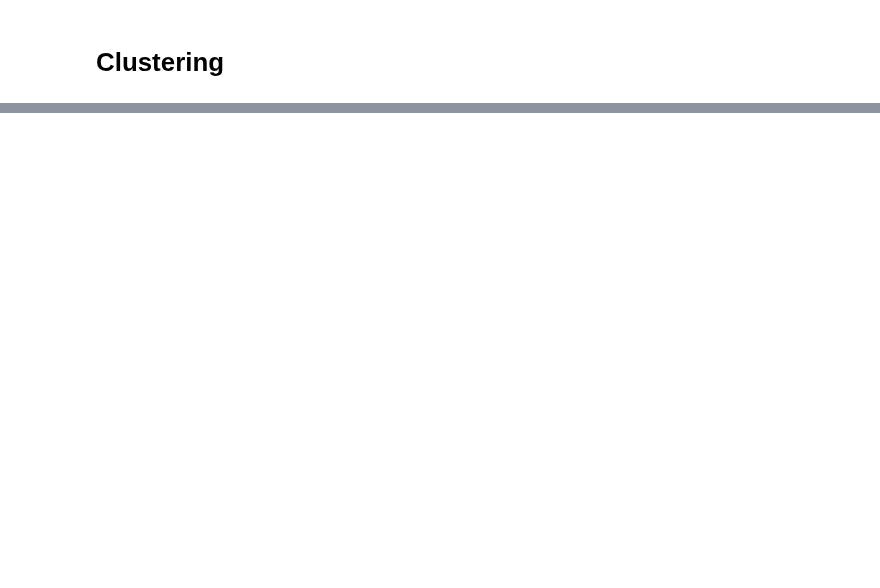
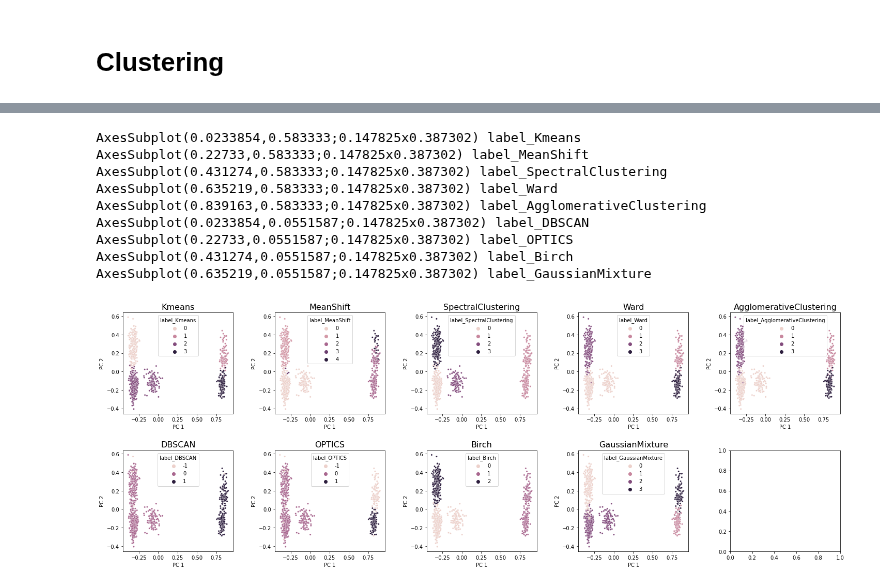
Before and after one commit to Marie-anneMawhin/Oct20_EPRI, a Jupyter notebook: Task1/NB/NB_modeling/model_stack.ipynb, the cells around one changed output, grey strips where cells are left out. Saved outputs shown, nothing was run; the diff lists cells and outputs as text; code cells hidden in the pictures; blank space fills up the shorter version.

```diff
--- a/Task1/NB/NB_modeling/model_stack.ipynb
+++ b/Task1/NB/NB_modeling/model_stack.ipynb
@@ -212,0 +196,6 @@ Automatically created module for IPython interactive environment
+# %%
+pca = PCA(n_components=2, svd_solver='full')
+transformed = pca.fit_transform(X)
+results['PC 1'] = transformed[:,0]
+results['PC 2'] = transformed[:,1]
+results
@@ -212,0 +217,20 @@ Automatically created module for IPython interactive environment
+# %%
+fig, axes = plt.subplots(int(len(datasets)*2), int(len(clustering_algorithms)/2+1), figsize=(20, 7))
+plt.tight_layout(h_pad=5, w_pad=5)
+for ax, col in zip(axes.flatten(), labels.columns):
+    print(ax, col)
+    sns.scatterplot(data=results, ax=ax,
+                    x=results['PC 1'], y=results['PC 2'], s=10, hue=col)
+
+    ax.set_title(col.split('_')[1], size=16)
+# %% [output]
+AxesSubplot(0.0233854,0.583333;0.147825x0.387302) label_Kmeans
+AxesSubplot(0.22733,0.583333;0.147825x0.387302) label_MeanShift
+AxesSubplot(0.431274,0.583333;0.147825x0.387302) label_SpectralClustering
+AxesSubplot(0.635219,0.583333;0.147825x0.387302) label_Ward
+AxesSubplot(0.839163,0.583333;0.147825x0.387302) label_AgglomerativeClustering
+AxesSubplot(0.0233854,0.0551587;0.147825x0.387302) label_DBSCAN
+AxesSubplot(0.22733,0.0551587;0.147825x0.387302) label_OPTICS
+AxesSubplot(0.431274,0.0551587;0.147825x0.387302) label_Birch
+AxesSubplot(0.635219,0.0551587;0.147825x0.387302) label_GaussianMixture
+[figure, added]
```
Also changed, not shown: parts of 12 cells of this notebook.
